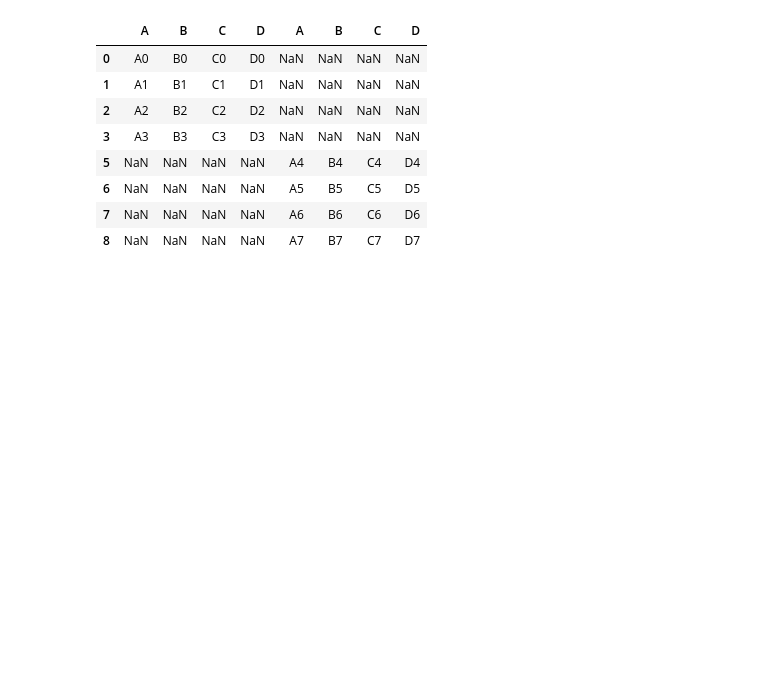
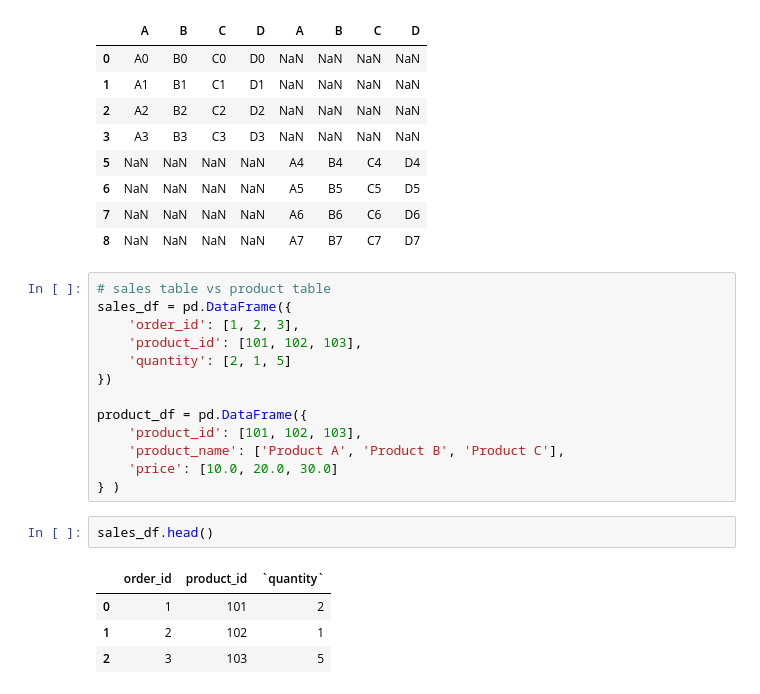
Before and after one commit to rahul8879/agent-ai-training, a Jupyter notebook: Data_Understadning/01.pandas_basic.ipynb, the cells around one changed output. Drawn from its saved outputs; the diff is of its cells as text; blank space fills up the shorter version.

```diff
--- a/Data_Understadning/01.pandas_basic.ipynb
+++ b/Data_Understadning/01.pandas_basic.ipynb
@@ -261,3 +261,23 @@ final_df
 | 6 | NaN | NaN | NaN | NaN | A5 | B5 | C5 | D5 |
 | 7 | NaN | NaN | NaN | NaN | A6 | B6 | C6 | D6 |
 | 8 | NaN | NaN | NaN | NaN | A7 | B7 | C7 | D7 |
+# %%
+# sales table vs product table
+sales_df = pd.DataFrame({
+    'order_id': [1, 2, 3],
+    'product_id': [101, 102, 103],
+    'quantity': [2, 1, 5]
+})
+
+product_df = pd.DataFrame({
+    'product_id': [101, 102, 103],
+    'product_name': ['Product A', 'Product B', 'Product C'],
+    'price': [10.0, 20.0, 30.0]
+} )
+# %%
+sales_df.head()
+# %% [output]
+|  | order_id | product_id | `quantity` |
+| 0 | 1 | 101 | 2 |
+| 1 | 2 | 102 | 1 |
+| 2 | 3 | 103 | 5 |
```
Also changed, not shown: parts of 16 cells of this notebook, 3 other files.
